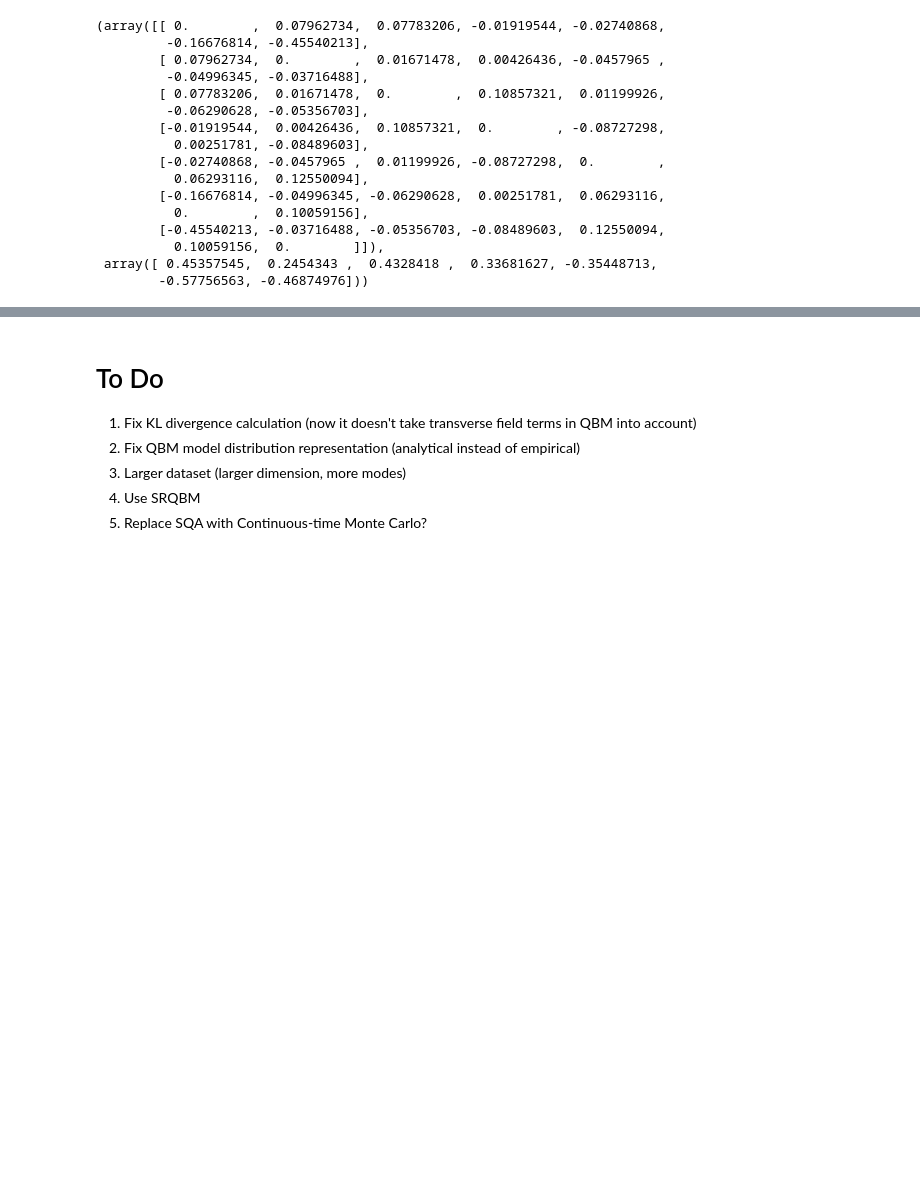
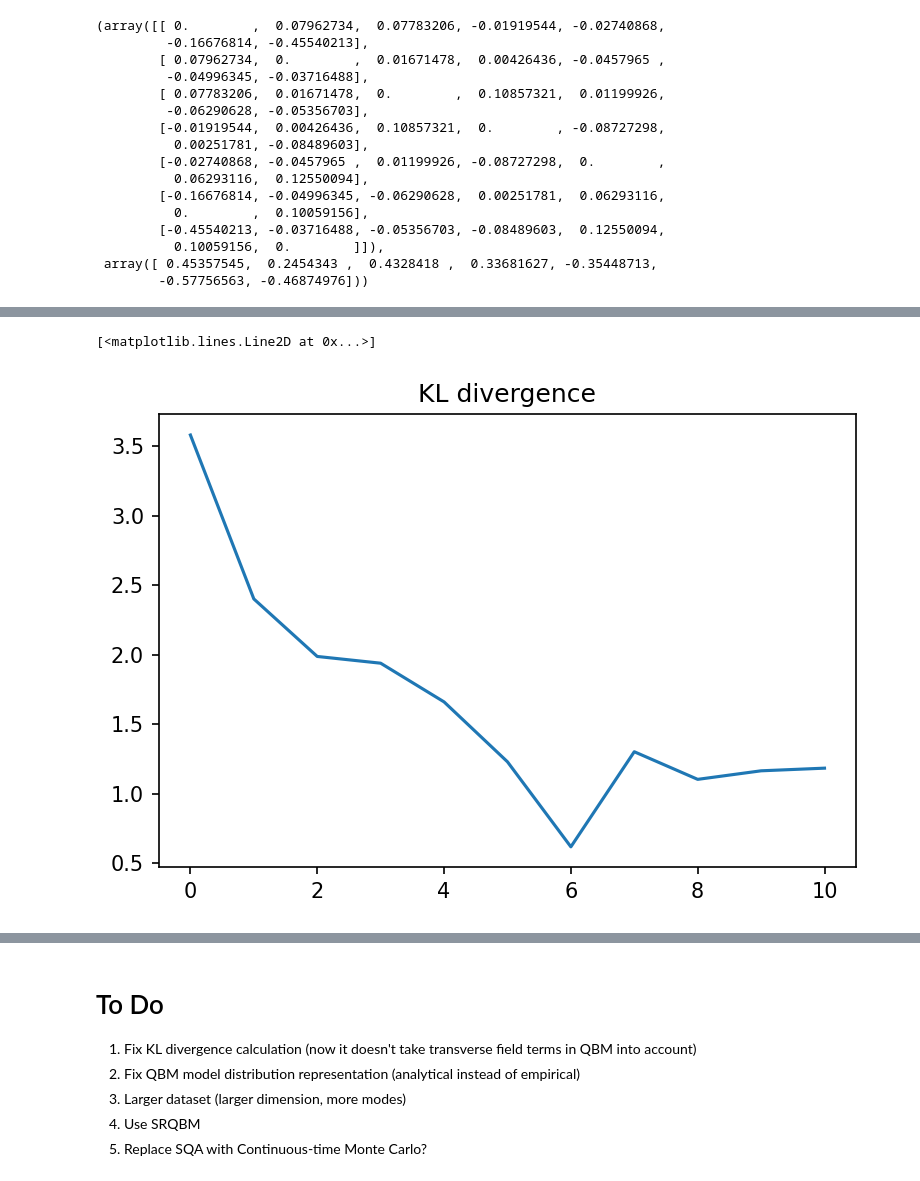
Before and after one commit to haoyudoingthings/QBM, a Jupyter notebook: Boltzmann-Machine.ipynb, the cells around one changed output, grey strips where cells are left out. Saved outputs shown, nothing was run; the diff lists cells and outputs as text; code cells hidden in the pictures; blank space fills up the shorter version.

```diff
--- a/Boltzmann-Machine.ipynb
+++ b/Boltzmann-Machine.ipynb
@@ -283,0 +287,3 @@ qbm3.get_weights()
+# %%
+qbm4 = QBM(5, 2, Gamma=0.3, rng_sd=None)
+qbm4.train(dataset, data_prob=dataset.get_prob, lr=0.085, l1w=1, l2b=0.55)
@@ -283,0 +301,7 @@ qbm3.get_weights()
+# %%
+plt.figure(dpi=150)
+plt.title('KL divergence')
+plt.plot(qbm4.KL_history)
+# %% [output]
+[<matplotlib.lines.Line2D at 0x...>]
+[figure, added]
```
Also changed, not shown: parts of 12 cells of this notebook.
